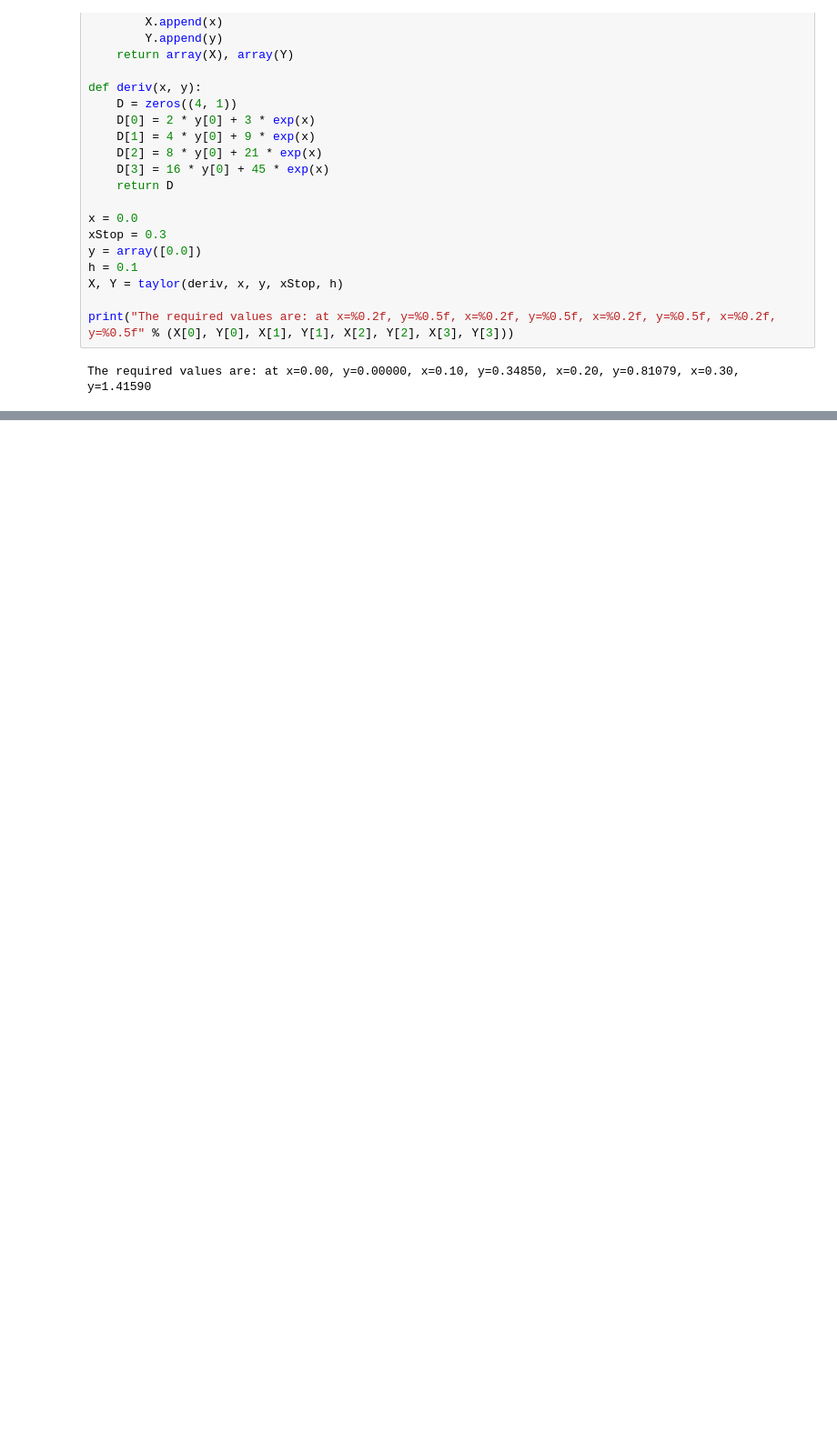
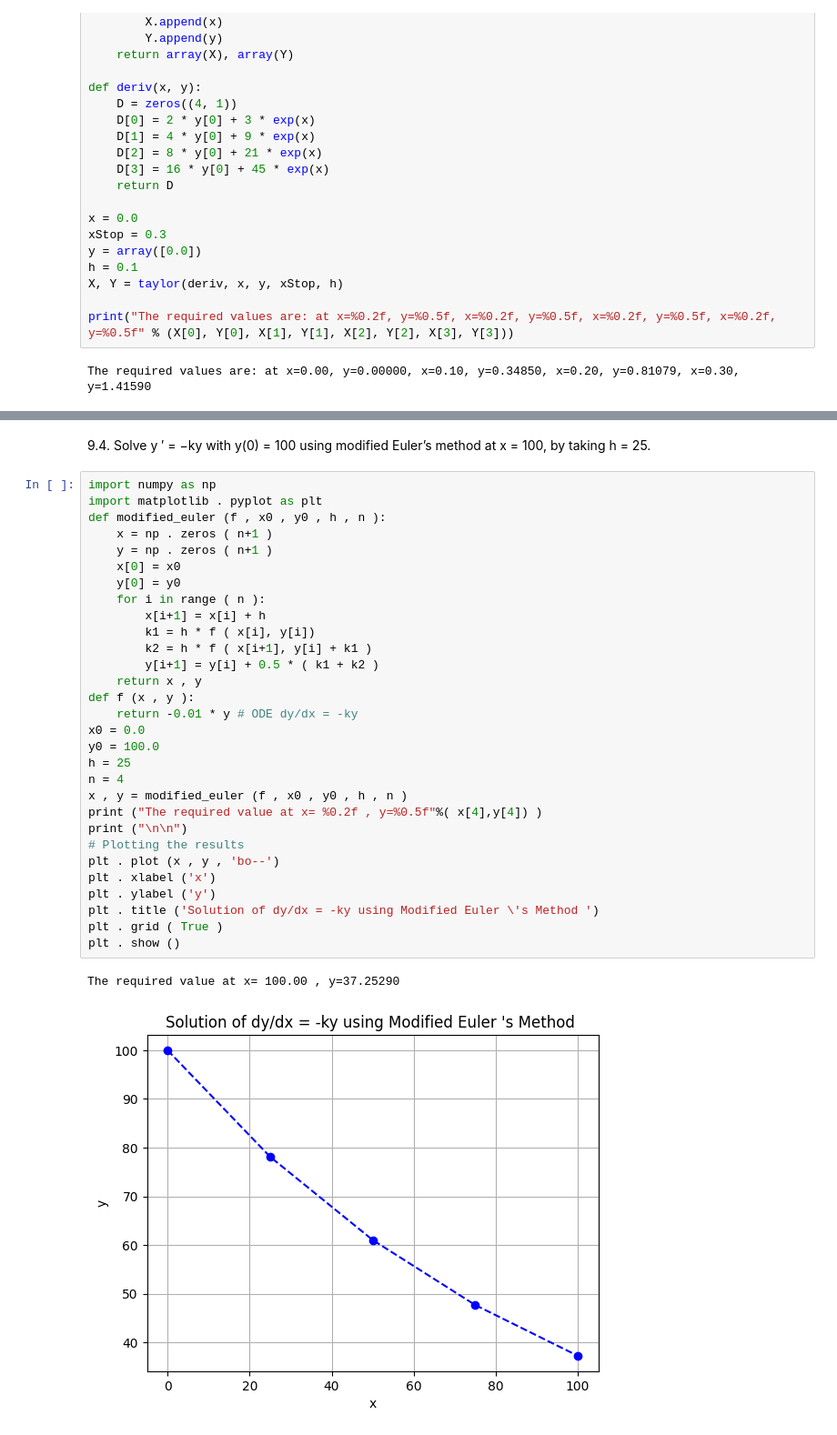
Before and after one commit to ifsvivek/code, a Jupyter notebook: python/mathlab/sem2/Lab-9.ipynb, the cells around one changed output, grey strips where cells are left out. Shown at 91% size. Drawn from its saved outputs; the diff is of its cells as text; blank space fills up the shorter version.

```diff
--- a/python/mathlab/sem2/Lab-9.ipynb
+++ b/python/mathlab/sem2/Lab-9.ipynb
@@ -38,0 +107,37 @@ The required values are: at x=0.00, y=0.00000, x=0.10, y=0.34850, x=0.20, y=0.81
+# %% [markdown]
+9.4. Solve y
+′ = −ky with y(0) = 100 using modified Euler’s method at x = 100, by taking
+h = 25.
+# %%
+import numpy as np
+import matplotlib . pyplot as plt
+def modified_euler (f , x0 , y0 , h , n ):
+    x = np . zeros ( n+1 )
+    y = np . zeros ( n+1 )
+    x[0] = x0
+    y[0] = y0
+    for i in range ( n ):
+        x[i+1] = x[i] + h
+        k1 = h * f ( x[i], y[i])
+        k2 = h * f ( x[i+1], y[i] + k1 )
+        y[i+1] = y[i] + 0.5 * ( k1 + k2 )
+    return x , y
+def f (x , y ):
+    return -0.01 * y # ODE dy/dx = -ky
+x0 = 0.0
+y0 = 100.0
+h = 25
+n = 4
+x , y = modified_euler (f , x0 , y0 , h , n )
+print ("The required value at x= %0.2f , y=%0.5f"%( x[4],y[4]) )
+print ("\n\n")
+# Plotting the results
+plt . plot (x , y , 'bo--')
+plt . xlabel ('x')
+plt . ylabel ('y')
+plt . title ('Solution of dy/dx = -ky using Modified Euler \'s Method ')
+plt . grid ( True )
+plt . show ()
+# %% [output]
+The required value at x= 100.00 , y=37.25290
+[figure, added]
```
Also changed, not shown: parts of 4 cells of this notebook, 1 other file.
